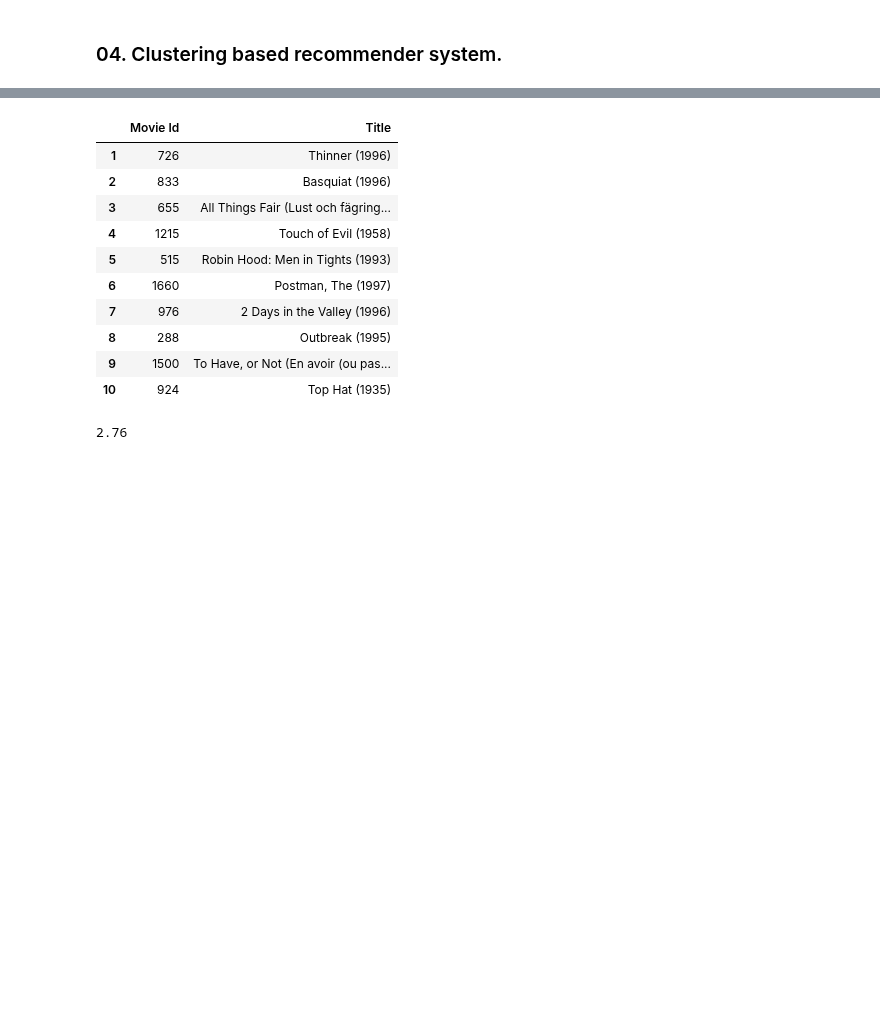
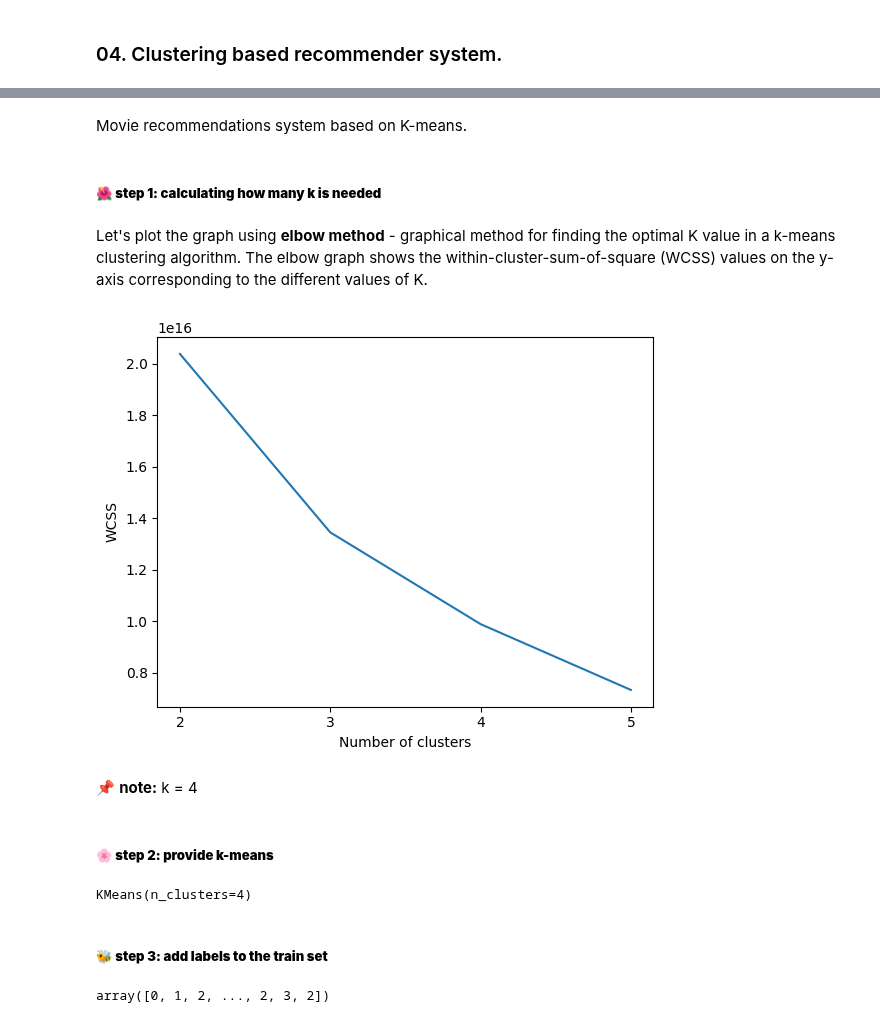
Before and after one commit to Wikusia-s/DM-recomendation-system, a Jupyter notebook: main.ipynb, the cells around one changed output, grey strips where cells are left out. Saved outputs shown, nothing was run; the diff lists cells and outputs as text; code cells hidden in the pictures; blank space fills up the shorter version.

```diff
--- a/main.ipynb
+++ b/main.ipynb
@@ -142,3 +145,8 @@ movies.head()
+# %%
+unique_genres = set(g for genres in movies['genres'] for g in genres)
+
+for genre in unique_genres:
+    movies[genre] = movies.genres.transform(lambda x: int(genre in x))
 # %% [markdown]
 - _timestamp_ to delete, because it  won't help with recommendation system
 # %%
@@ -282,0 +307,2 @@ shrinked_ratings[['userId', 'movieId']]
+# %%
+movie_data = shrinked_ratings.merge(movies, on='movieId')
@@ -285,11 +321,11 @@ shrinked_ratings[['userId', 'movieId']]
 - we use **cross validation** which is technique for evaluating ML models by training several ML models on subsets of the available input data and evaluating them on the complementary subset of the data
 - **train_test_split** explanation: https://scikit-learn.org/stable/modules/cross_validation.html
 # %%
-features_train, features_test, target_train, target_test = train_test_split(shrinked_ratings[['userId', 'movieId']],
-                                                                            shrinked_ratings['rating'],
+features_train, features_test, target_train, target_test = train_test_split(movie_data[['userId', 'movieId']],
+                                                                            movie_data['rating'],
                                                                             test_size=0.2,
                                                                             random_state=42,
-                                                                            stratify = shrinked_ratings['rating'])
+                                                                            stratify = movie_data['rating'])
 # %%
 train_df = pd.concat([features_train, target_train], axis = 1).reset_index(drop=True)
 test_df = pd.concat([features_test, target_test], axis = 1).reset_index(drop=True)
@@ -479,18 +420,44 @@ Name: 27571, dtype: float64
-# %%
-similar_movies_df.head(10)
-# %% [output]
-|  | Movie Id | Title |
-| 1 | 726 | Thinner (1996) |
-| 2 | 833 | Basquiat (1996) |
-| 3 | 655 | All Things Fair (Lust och fägring... |
-| 4 | 1215 | Touch of Evil (1958) |
-| 5 | 515 | Robin Hood: Men in Tights (1993) |
-| 6 | 1660 | Postman, The (1997) |
-| 7 | 976 | 2 Days in the Valley (1996) |
-| 8 | 288 | Outbreak (1995) |
-| 9 | 1500 | To Have, or Not (En avoir (ou pas... |
-| 10 | 924 | Top Hat (1935) |
-# %%
-estimated_rating
-# %% [output]
-2.76
+# %% [markdown]
+Movie recommendations system based on K-means.
+# %% [markdown]
+##### 🌺 **step 1: calculating how many k is needed**
+# %% [markdown]
+Let's plot the graph using **elbow method** - graphical method for finding the optimal K value in a k-means clustering algorithm. The elbow graph shows the within-cluster-sum-of-square (WCSS) values on the y-axis corresponding to the different values of K.
+# %%
+kmeans = KMeans(n_clusters=5, random_state=42)
+cluster_tabels = kmeans.fit_predict(train_df)
+
+cluster_tabels
+
+wcss = []
+max_clusters = 5
+
+for num_clusters in range(2, max_clusters+1):
+    kmeans = KMeans(n_clusters=num_clusters, random_state=42)
+    kmeans.fit(train_df)
+    wcss.append(kmeans.inertia_)
+
+plt.plot(range(2, max_clusters+1), wcss)
+plt.xticks([2,3,4,5])
+plt.xlabel("Number of clusters")
+plt.ylabel('WCSS')
+plt.show()
+# %% [output]
+[figure, added]
+# %% [markdown]
+📌 **note:** k = 4
+# %% [markdown]
+##### 🌸 **step 2: provide k-means**
+# %%
+model = KMeans(n_clusters=4)
+model.fit(train_df)
+# %% [output]
+KMeans(n_clusters=4)
+# %% [markdown]
+##### 🐝 **step 3: add labels to the train set**
+# %%
+labels = model.predict(train_df)
+
+## TODO
+# %% [output]
+array([0, 1, 2, ..., 2, 3, 2])
```
Also changed, not shown: parts of 25 cells of this notebook, 1 other file.
